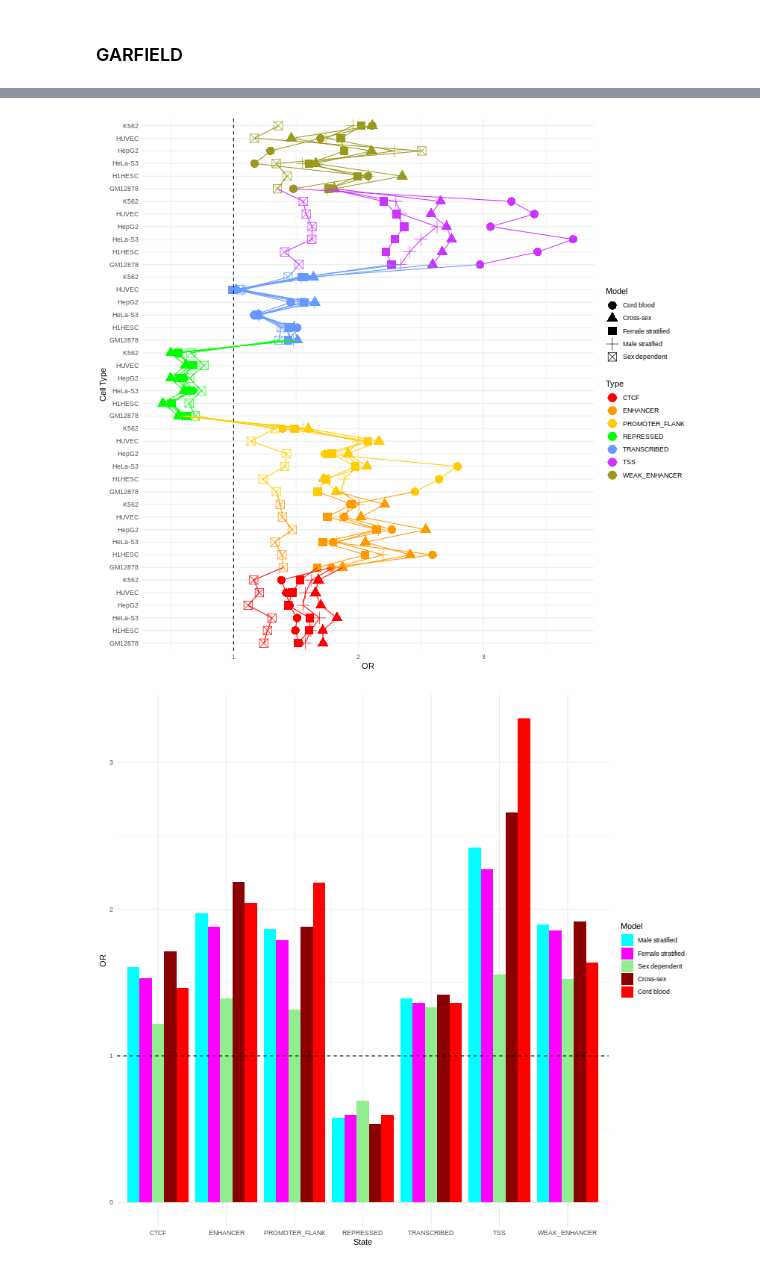
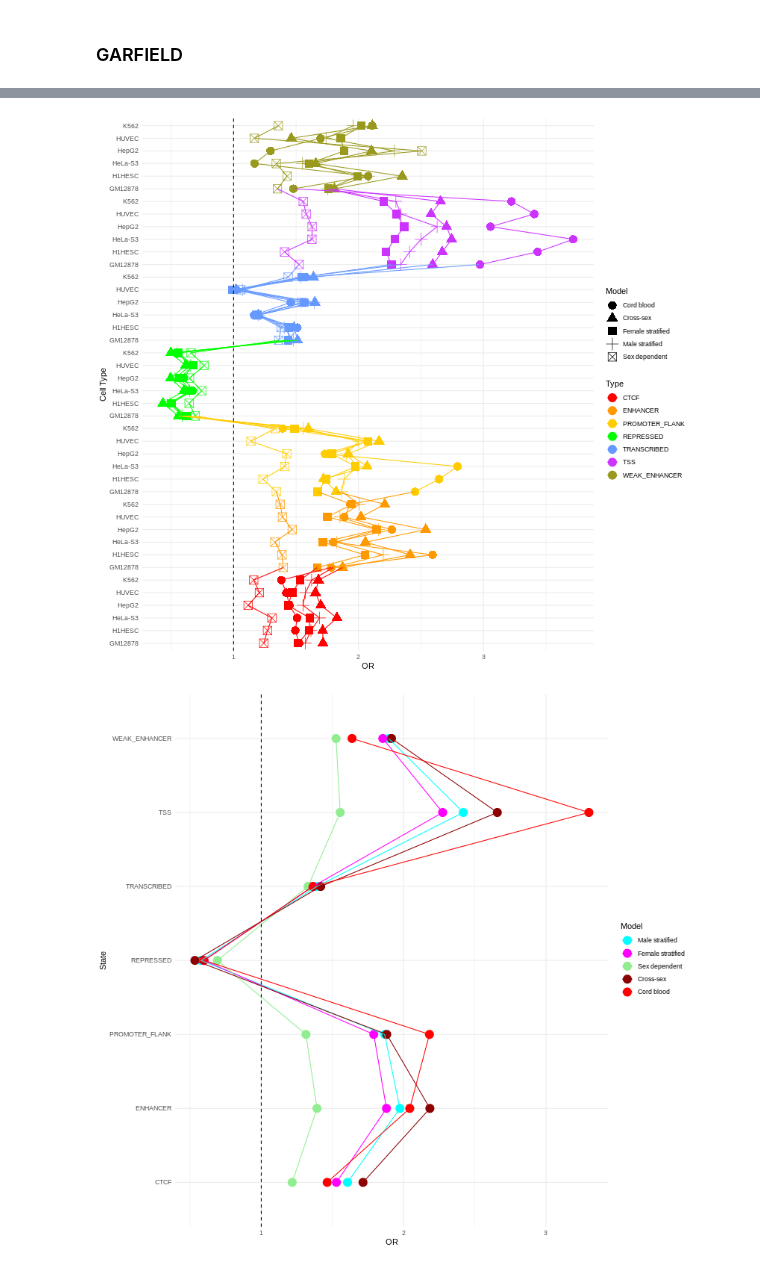
Before and after one commit to wilcas/sex_specific_mQTL, a Jupyter notebook: delahaye_mQTL_analyses/mQTL_meta_analysis.ipynb, the cells around one changed output, grey strips where cells are left out. Saved outputs shown, nothing was run; the diff lists cells and outputs as text; code cells hidden in the pictures.

Commit message:
updated cpg proportion plots

```diff
--- a/delahaye_mQTL_analyses/mQTL_meta_analysis.ipynb
+++ b/delahaye_mQTL_analyses/mQTL_meta_analysis.ipynb
@@ -739,12 +739,14 @@ p <- ggplot(garfield, aes(as.character(ID),OR,color=Type,shape = Model, group =
 print(p)
 garfield <- garfield[,.(OR=mean(OR)),by=c("Model","Type")]
 garfield$Model <- factor(garfield$Model,levels=c("Male stratified", "Female stratified","Sex dependent","Cross-sex", "Cord blood"))
-p <- ggplot(garfield, aes(Type,OR,fill=Model)) +
-    geom_col(position="dodge")+
+p <- ggplot(garfield, aes(Type,OR,color=Model,group=Model)) +
+    geom_point(size=5)+
+    geom_line() +
+    coord_flip() +
     geom_hline(linetype="dashed", yintercept=1) +
     theme_minimal() +
     labs(x="State")+
-    scale_fill_manual(values=c("cyan","magenta", "light green", "dark red","red"))+
+    scale_color_manual(values=c("cyan","magenta", "light green", "dark red","red"))+
     theme(strip.text.y = element_text(size=30))
 print(p)
 garfield <- rbindlist(list(garfield_male,garfield_female,garfield_sex,garfield_marginal,garfield_cord))[Category == "Footprints" & PThresh == 1e-8]
@@ -758,16 +760,15 @@ p <- ggplot(garfield, aes(as.character(Celltype),OR,color=Model, group=Model)) +
     theme(strip.text.y = element_text(size=30))
 print(p)
 garfield <- rbindlist(list(garfield_male,garfield_female,garfield_sex,garfield_marginal,garfield_cord))[Category == "Hotspots"& grepl("fetal|Fetal",as.character(Celltype))& PThresh == 1e-8]
+garfield$Model <- factor(garfield$Model,levels=c("Male stratified", "Female stratified","Sex dependent","Cross-sex", "Cord blood"))
 p <- ggplot(garfield[,.(OR=max(OR)),by=.(Model,Celltype)], aes(as.character(Celltype),OR,color=Model, group=Model)) +
     geom_point(position = "identity", stat="identity") +
     geom_line()+
     geom_hline(linetype="dashed", yintercept=1) +
     scale_color_manual(values=rev(c("cyan","magenta", "light green", "dark red","red")))+
-    labs(x="Cell Type")+
+    labs(x="Tissue Type")+
+    coord_flip() +
     theme_minimal() +
-    theme(
-        plot.margin = margin(10, 10, 10, 100),
-        axis.text.x = element_text(angle=60, hjust=1, vjust=1))+
     ggtitle("Fetal Tissue Enrichment DHS")
 print(p)
 garfield <- rbindlist(list(garfield_male,garfield_female,garfield_sex,garfield_marginal,garfield_cord))[Category == "Peaks" & grepl("fetal|Fetal",as.character(Celltype))& PThresh == 1e-8]
@@ -802,32 +803,32 @@ garfield <- rbindlist(list(garfield_male,garfield_female,garfield_sex,garfield_m
 nb.cols <- length(unique(garfield$Tissue))
 mycolors <- colorRampPalette(brewer.pal(8, "Paired"))(nb.cols)
 p <- ggplot(garfield[,.(OR=max(OR)),by=.(Model,Celltype)], aes(as.character(Celltype),OR,color=Model, group=Model)) +
     geom_point(position = "identity", stat="identity") +
     geom_line()+
 #     scale_fill_manual(values = mycolors) +
     coord_flip() +
     theme_minimal() +
     theme(strip.text.y = element_text(size=30))+
     ggtitle("Tissue Enrichment Chromatin Peaks")
 print(p)
 # %% [output]
    ID PThresh       OR        Pvalue      Beta         SE CI95_lower CI95_upper
 1:  1   1e-05 2.614229  1.076279e-85 0.9609693 0.04898299  0.8649627  1.0569760
 2:  1   1e-08 2.577605  1.091202e-84 0.9468608 0.04855619  0.8516906  1.0420309
 3:  2   1e-05 2.406349  2.342636e-93 0.8781106 0.04284325  0.7941378  0.9620834
 4:  2   1e-08 2.493796 2.823181e-100 0.9138061 0.04298792  0.8295498  0.9980625
 5:  3   1e-05 3.158386  9.234188e-77 1.1500610 0.06202024  1.0285014  1.2716207
 6:  3   1e-08 2.998863  9.002769e-76 1.0982331 0.05962027  0.9813774  1.2150889
    NAnnotThesh NAnnot NThresh     N linkID             Annotation Celltype
 1:        1763   2896   21732 91768      0 AG10803_footprints.txt  AG10803
 2:        1478   2896   15323 91768      0 AG10803_footprints.txt  AG10803
 3:        2246   3827   21732 91768      1    AoAF_footprints.txt     AoAF
 4:        1890   3827   15323 91768      1    AoAF_footprints.txt     AoAF
 ... (65 lines left out)
 1142:    Peaks      Cord blood
 1143:    Peaks      Cord blood
 1144:    Peaks      Cord blood
 1145:    Peaks      Cord blood
 [figure]
-[figure, old version]
+[figure, new version]
 [figure]
```
Also changed, not shown: parts of 1 cell of this notebook, 1 other file.
